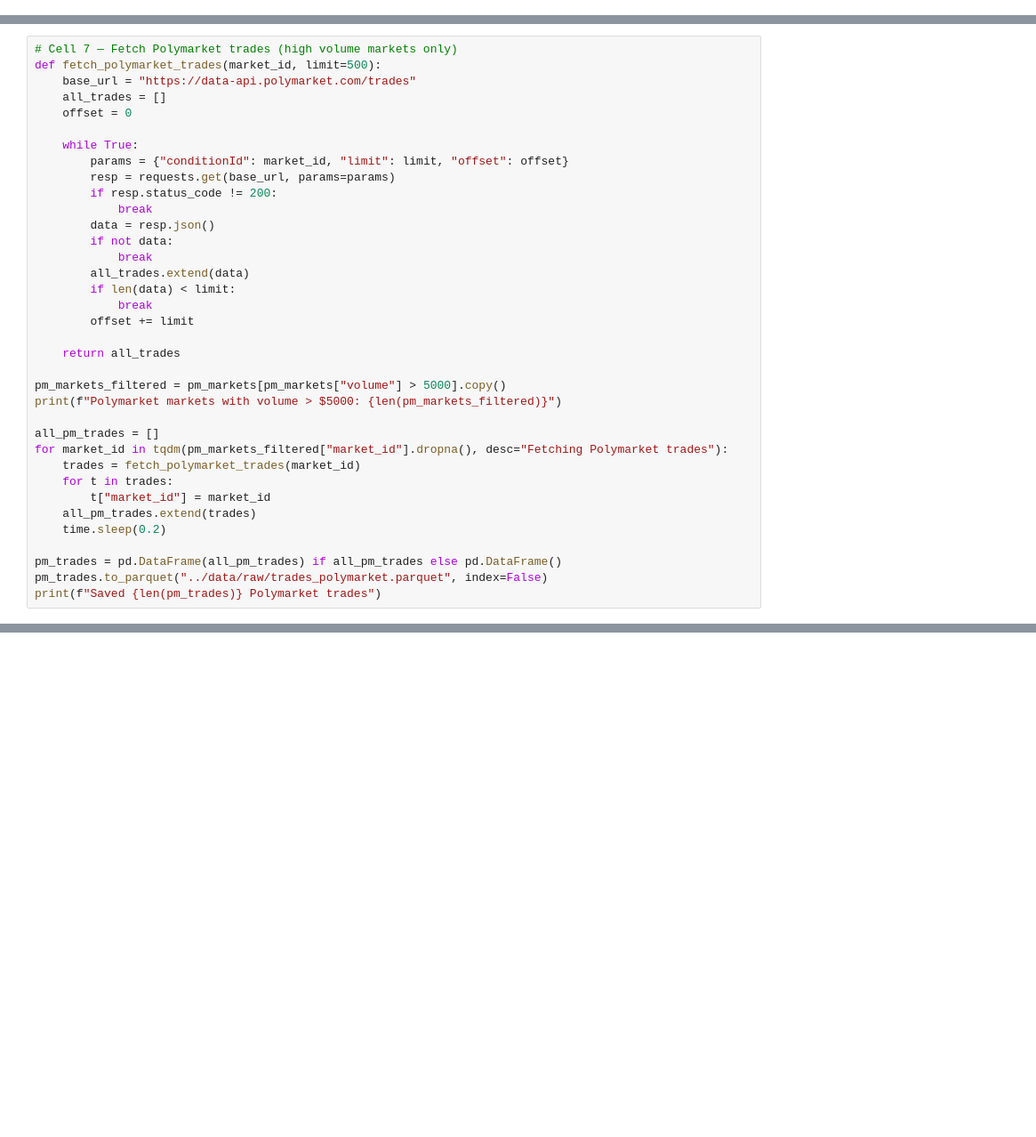
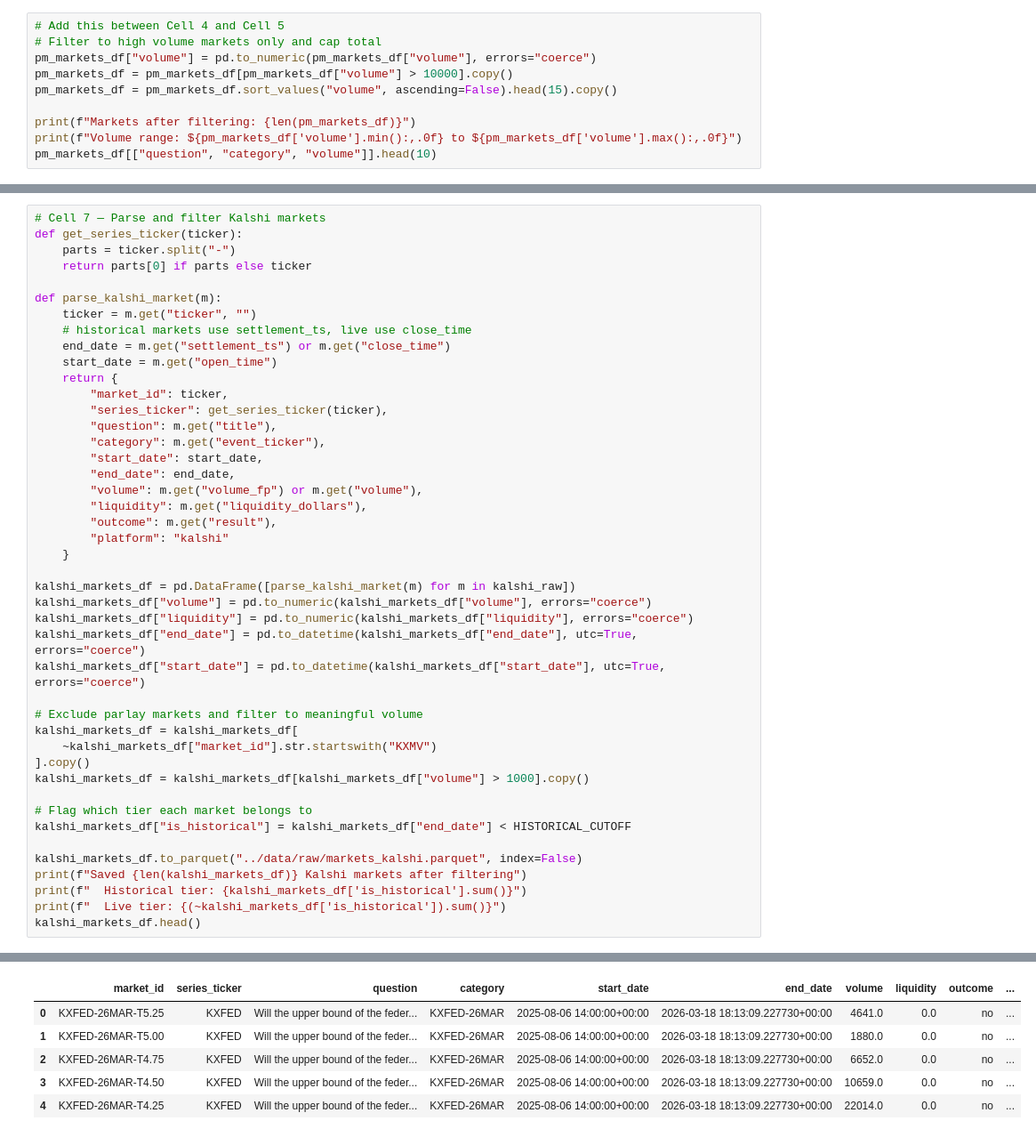
Before and after one commit to corbettbw/prediction-market-insider, a Jupyter notebook: notebooks/01_data_collection.ipynb, the cells around one changed output, grey strips where cells are left out. Shown at 89% size. Saved outputs shown, nothing was run; the diff lists cells and outputs as text; blank space fills up the shorter version.

```diff
--- a/notebooks/01_data_collection.ipynb
+++ b/notebooks/01_data_collection.ipynb
@@ -97,0 +134,10 @@ Total Polymarket markets: 100
+# %%
+# Add this between Cell 4 and Cell 5
+# Filter to high volume markets only and cap total
+pm_markets_df["volume"] = pd.to_numeric(pm_markets_df["volume"], errors="coerce")
+pm_markets_df = pm_markets_df[pm_markets_df["volume"] > 10000].copy()
+pm_markets_df = pm_markets_df.sort_values("volume", ascending=False).head(15).copy()
+
+print(f"Markets after filtering: {len(pm_markets_df)}")
+print(f"Volume range: ${pm_markets_df['volume'].min():,.0f} to ${pm_markets_df['volume'].max():,.0f}")
+pm_markets_df[["question", "category", "volume"]].head(10)
@@ -171,37 +358,45 @@ Sample tickers:
 # %%
-# Cell 7 — Fetch Polymarket trades (high volume markets only)
-def fetch_polymarket_trades(market_id, limit=500):
-    base_url = "https://data-api.polymarket.com/trades"
-    all_trades = []
-    offset = 0
+# Cell 7 — Parse and filter Kalshi markets
+def get_series_ticker(ticker):
+    parts = ticker.split("-")
+    return parts[0] if parts else ticker
 
-    while True:
-        params = {"conditionId": market_id, "limit": limit, "offset": offset}
-        resp = requests.get(base_url, params=params)
-        if resp.status_code != 200:
-            break
-        data = resp.json()
-        if not data:
-            break
-        all_trades.extend(data)
-        if len(data) < limit:
-            break
-        offset += limit
+def parse_kalshi_market(m):
+    ticker = m.get("ticker", "")
+    # historical markets use settlement_ts, live use close_time
+    end_date = m.get("settlement_ts") or m.get("close_time")
+    start_date = m.get("open_time")
+    return {
+        "market_id": ticker,
+        "series_ticker": get_series_ticker(ticker),
+        "question": m.get("title"),
+        "category": m.get("event_ticker"),
+        "start_date": start_date,
+        "end_date": end_date,
+        "volume": m.get("volume_fp") or m.get("volume"),
+        "liquidity": m.get("liquidity_dollars"),
+        "outcome": m.get("result"),
+        "platform": "kalshi"
+    }
 
-    return all_trades
+kalshi_markets_df = pd.DataFrame([parse_kalshi_market(m) for m in kalshi_raw])
+kalshi_markets_df["volume"] = pd.to_numeric(kalshi_markets_df["volume"], errors="coerce")
+kalshi_markets_df["liquidity"] = pd.to_numeric(kalshi_markets_df["liquidity"], errors="coerce")
+kalshi_markets_df["end_date"] = pd.to_datetime(kalshi_markets_df["end_date"], utc=True, errors="coerce")
+kalshi_markets_df["start_date"] = pd.to_datetime(kalshi_markets_df["start_date"], utc=True, errors="coerce")
 
-pm_markets_filtered = pm_markets[pm_markets["volume"] > 5000].copy()
-print(f"Polymarket markets with volume > $5000: {len(pm_markets_filtered)}")
+# Exclude parlay markets and filter to meaningful volume
+kalshi_markets_df = kalshi_markets_df[
+    ~kalshi_markets_df["market_id"].str.startswith("KXMV")
+].copy()
+kalshi_markets_df = kalshi_markets_df[kalshi_markets_df["volume"] > 1000].copy()
 
-all_pm_trades = []
-for market_id in tqdm(pm_markets_filtered["market_id"].dropna(), desc="Fetching Polymarket trades"):
-    trades = fetch_polymarket_trades(market_id)
-    for t in trades:
-        t["market_id"] = market_id
-    all_pm_trades.extend(trades)
-    time.sleep(0.2)
+# Flag which tier each market belongs to
+kalshi_markets_df["is_historical"] = kalshi_markets_df["end_date"] < HISTORICAL_CUTOFF
 
-pm_trades = pd.DataFrame(all_pm_trades) if all_pm_trades else pd.DataFrame()
-pm_trades.to_parquet("../data/raw/trades_polymarket.parquet", index=False)
-print(f"Saved {len(pm_trades)} Polymarket trades")
+kalshi_markets_df.to_parquet("../data/raw/markets_kalshi.parquet", index=False)
+print(f"Saved {len(kalshi_markets_df)} Kalshi markets after filtering")
+print(f"  Historical tier: {kalshi_markets_df['is_historical'].sum()}")
+print(f"  Live tier: {(~kalshi_markets_df['is_historical']).sum()}")
+kalshi_markets_df.head()
 # %% [output]
@@ -210 +406,7 @@ Saved 346500 Polymarket trades
+|  | market_id | series_ticker | question | category | start_date | end_date | volume | liquidity | outcome | ... |
+| 0 | KXFED-26MAR-T5.25 | KXFED | Will the upper bound of the feder... | KXFED-26MAR | 2025-08-06 14:00:00+00:00 | 2026-03-18 18:13:09.227730+00:00 | 4641.0 | 0.0 | no | ... |
+| 1 | KXFED-26MAR-T5.00 | KXFED | Will the upper bound of the feder... | KXFED-26MAR | 2025-08-06 14:00:00+00:00 | 2026-03-18 18:13:09.227730+00:00 | 1880.0 | 0.0 | no | ... |
+| 2 | KXFED-26MAR-T4.75 | KXFED | Will the upper bound of the feder... | KXFED-26MAR | 2025-08-06 14:00:00+00:00 | 2026-03-18 18:13:09.227730+00:00 | 6652.0 | 0.0 | no | ... |
+| 3 | KXFED-26MAR-T4.50 | KXFED | Will the upper bound of the feder... | KXFED-26MAR | 2025-08-06 14:00:00+00:00 | 2026-03-18 18:13:09.227730+00:00 | 10659.0 | 0.0 | no | ... |
+| 4 | KXFED-26MAR-T4.25 | KXFED | Will the upper bound of the feder... | KXFED-26MAR | 2025-08-06 14:00:00+00:00 | 2026-03-18 18:13:09.227730+00:00 | 22014.0 | 0.0 | no | ... |
 # %%
```
Also changed, not shown: parts of 11 cells of this notebook, 2 other files.
